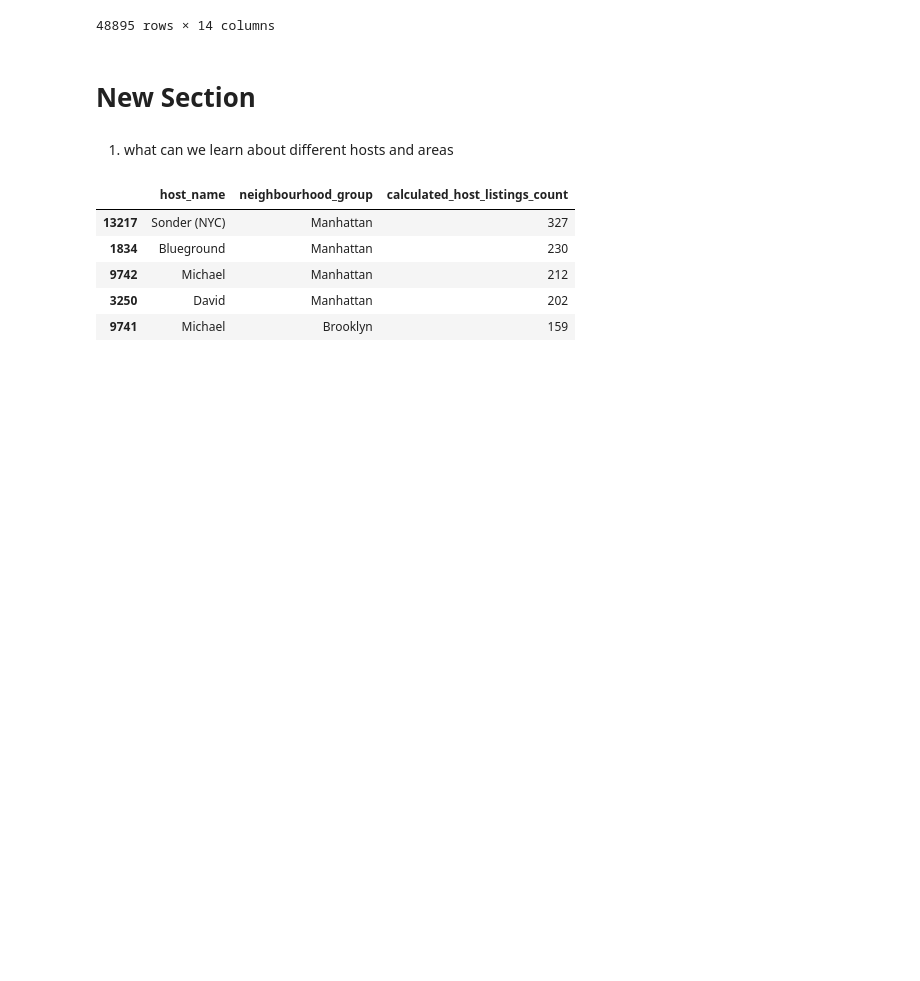
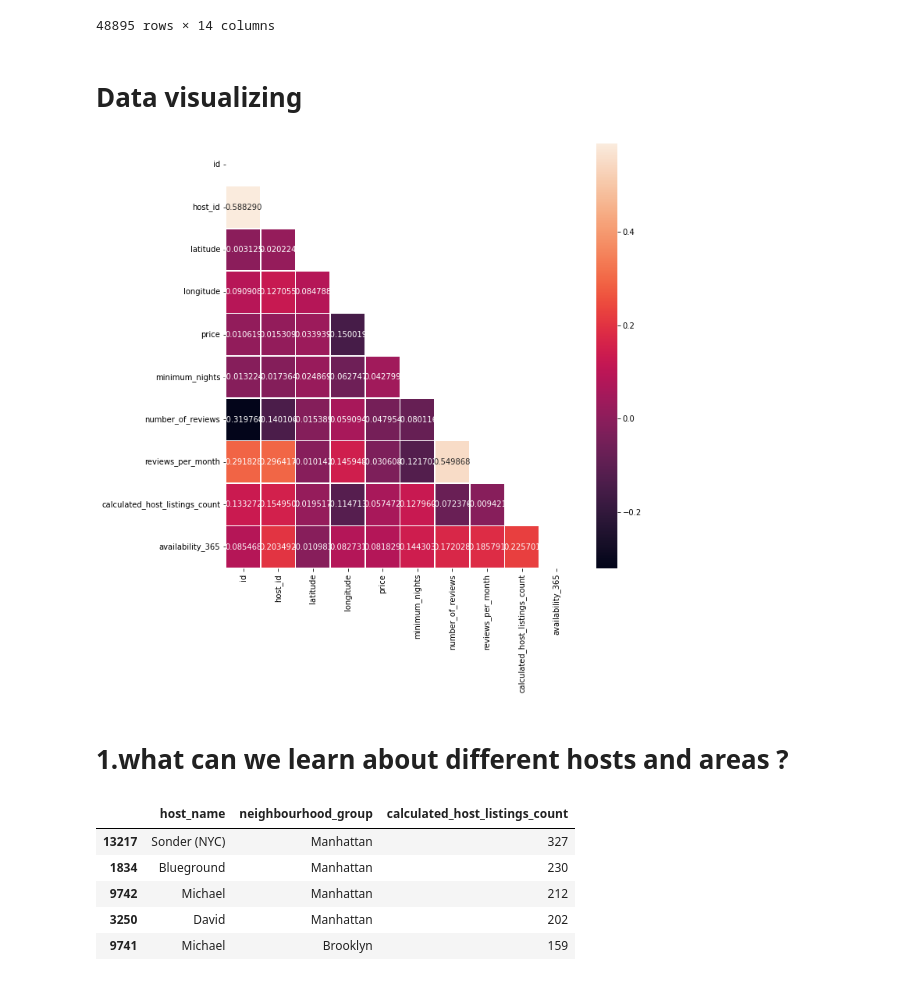
Before and after one commit to Yashwati-patel/Airbnb_booking_analysis, a Jupyter notebook: Final_notebook_Airbnb_booking_analysis.ipynb, the cells around one changed output. Saved outputs shown, nothing was run; the diff lists cells and outputs as text; code cells hidden in the pictures; blank space fills up the shorter version.

```diff
--- a/Final_notebook_Airbnb_booking_analysis.ipynb
+++ b/Final_notebook_Airbnb_booking_analysis.ipynb
@@ -180,10 +202,20 @@ data.drop(['latitude','longitude'], axis = 1)
 | 48893 | 36485609 | 43rd St. Time Square-cozy single bed | 30985759 | Taz | Manhattan | Hell's Kitchen | Shared room | 55 | ... |
 | 48894 | 36487245 | Trendy duplex in the very heart o... | 68119814 | Christophe | Manhattan | Hell's Kitchen | Private room | 90 | ... |
 48895 rows × 14 columns
-# %% [markdown]
-# New Section
+# %% [markdown]
+# Data visualizing
+# %%
+# correlation plot
+corr_1 = data.corr()
+fig= plt.subplots(figsize=(10, 10))
+drop_Self = np.zeros_like(corr_1)
+drop_Self[np.triu_indices_from(drop_Self)] = True
+sns.heatmap(corr_1, linewidths=.6, annot=True, fmt="2f", mask=drop_Self)
+plt.show()
+# %% [output]
+[figure, added]
 # %% [markdown]
-1. what can we learn about different hosts and areas
+# 1.what can we learn about different hosts and areas ?
 # %%
 # check hosts and areas
 host_areas_data = data.groupby(['host_name','neighbourhood_group'])['calculated_host_listings_count'].count().reset_index()
```
Also changed, not shown: parts of 8 cells of this notebook.
